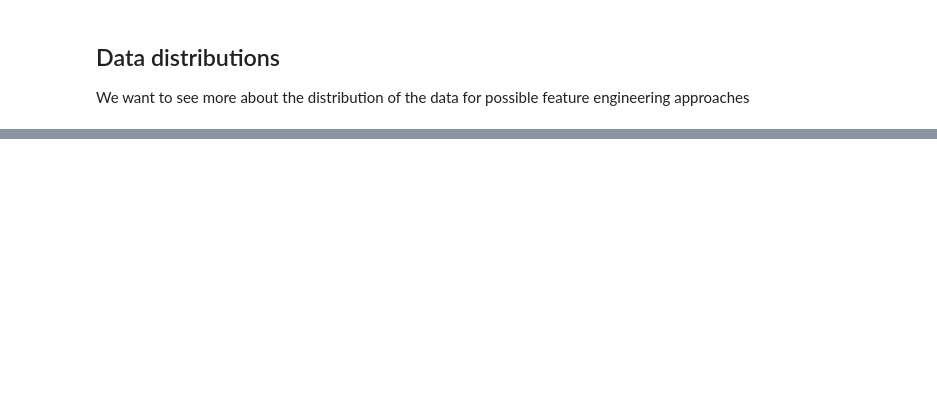
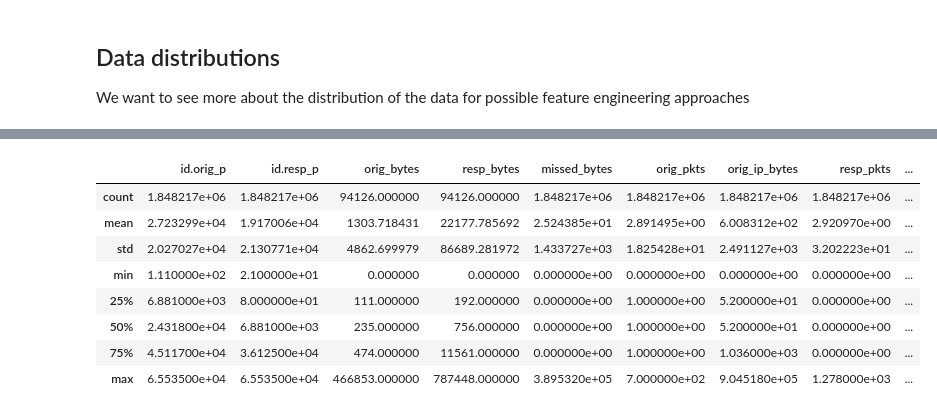
Before and after one commit to diego-lopez8/unsw_nb15_analysis_zeek, a Jupyter notebook: notebooks/data_exploration.ipynb, the cells around one changed output, grey strips where cells are left out. Cells and saved outputs as stored; diff of their text form; code cells hidden in the pictures; blank space fills up the shorter version.

```diff
--- a/notebooks/data_exploration.ipynb
+++ b/notebooks/data_exploration.ipynb
@@ -135,0 +152,13 @@ zat_conn_df['ts'] = pd.to_datetime(zat_conn_df['ts'])
+# %%
+# We investigate this specific hour
+zat_conn_df[(zat_conn_df['hour'] == 16) & (zat_conn_df['day'] == 22)].describe()
+# %% [output]
+|  | id.orig_p | id.resp_p | orig_bytes | resp_bytes | missed_bytes | orig_pkts | orig_ip_bytes | resp_pkts | ... |
+| count | 1.848217e+06 | 1.848217e+06 | 94126.000000 | 94126.000000 | 1.848217e+06 | 1.848217e+06 | 1.848217e+06 | 1.848217e+06 | ... |
+| mean | 2.723299e+04 | 1.917006e+04 | 1303.718431 | 22177.785692 | 2.524385e+01 | 2.891495e+00 | 6.008312e+02 | 2.920970e+00 | ... |
+| std | 2.027027e+04 | 2.130771e+04 | 4862.699979 | 86689.281972 | 1.433727e+03 | 1.825428e+01 | 2.491127e+03 | 3.202223e+01 | ... |
+| min | 1.110000e+02 | 2.100000e+01 | 0.000000 | 0.000000 | 0.000000e+00 | 0.000000e+00 | 0.000000e+00 | 0.000000e+00 | ... |
+| 25% | 6.881000e+03 | 8.000000e+01 | 111.000000 | 192.000000 | 0.000000e+00 | 1.000000e+00 | 5.200000e+01 | 0.000000e+00 | ... |
+| 50% | 2.431800e+04 | 6.881000e+03 | 235.000000 | 756.000000 | 0.000000e+00 | 1.000000e+00 | 5.200000e+01 | 0.000000e+00 | ... |
+| 75% | 4.511700e+04 | 3.612500e+04 | 474.000000 | 11561.000000 | 0.000000e+00 | 1.000000e+00 | 1.036000e+03 | 0.000000e+00 | ... |
+| max | 6.553500e+04 | 6.553500e+04 | 466853.000000 | 787448.000000 | 3.895320e+05 | 7.000000e+02 | 9.045180e+05 | 1.278000e+03 | ... |
```
Also changed, not shown: parts of 13 cells of this notebook.
